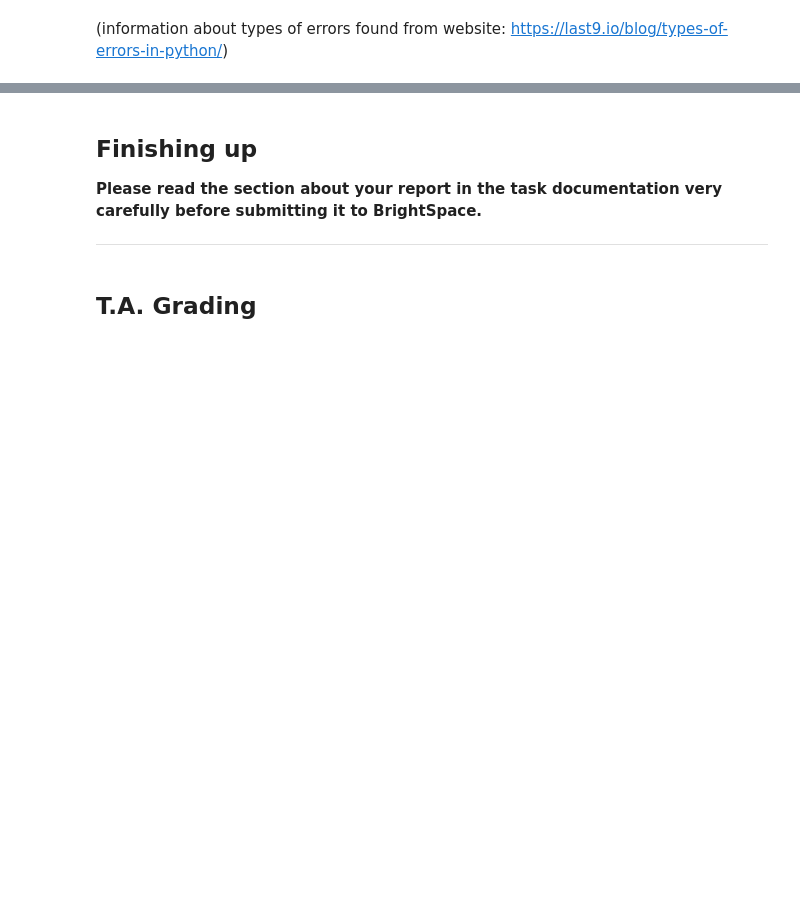
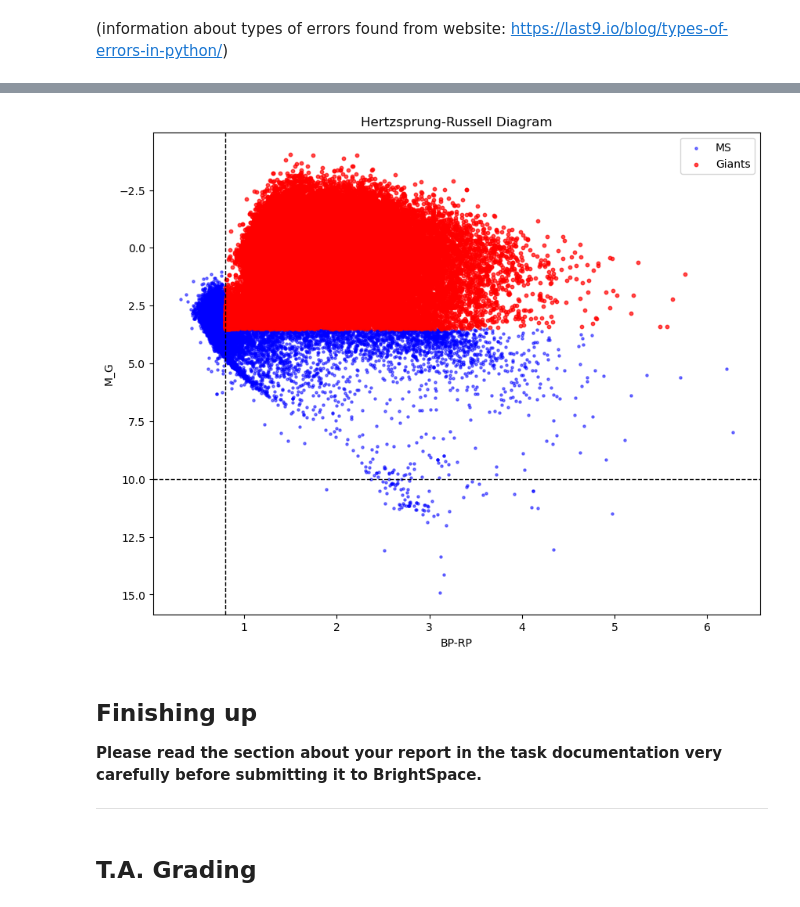
Before and after one commit to skokkola/PROGNUM-repo, a Jupyter notebook: Task4/s5238919_Coursework4.ipynb, the cells around one changed output, grey strips where cells are left out. Cells and saved outputs as stored; diff of their text form; code cells hidden in the pictures; blank space fills up the shorter version.

```diff
--- a/Task4/s5238919_Coursework4.ipynb
+++ b/Task4/s5238919_Coursework4.ipynb
@@ -478,3 +496,101 @@ $$ M_G = m_G + 5\log10{(\mathrm{parallax}/1000)} + 5 $$
 * Make a scatter plot and customise it to be look like the plot shown here.
 
 <img src="attachment:14037eb3-1593-4349-8d4a-ae0bd96b6e97.png" alt="HR Diagram" width="600">
+# %%
+import numpy as np
+import matplotlib.pyplot as plt
+from astropy.io import fits
+
+# Read FITS file
+
+hdul = fits.open('APOGEE_stars.fits')
+
+data = hdul[1].data                           # Access data
+colnames = hdul[1].columns.names              # Read column names
+
+hdul.close()
+
+print(data[0])                              # The first row of the catalogue
+print(data['STARFLAG']) # List all rows in the column of "STARFLAG"
+print(data['STARFLAG'][:10]) # Print the first 10 elements in the column of "STARFLAG"
+print(data['STARFLAG'][-10:])
+
+# Select good quality data
+
+starflag_mask = (data['STARFLAG'] == 0)
+aspcapflag_mask = (data['ASPCAPFLAG'] == 0)
+snr_mask = (data['SNR'] > 10)
+
+parallax = data['GAIAEDR3_PARALLAX']
+parallax_error = data['GAIAEDR3_PARALLAX_ERROR']
+parallax_mask = (parallax_error > 0) & (np.abs(parallax / parallax_error) > 5)
+
+g_not_nan = ~np.isnan(data['GAIAEDR3_PHOT_G_MEAN_MAG'])
+bp_not_nan = ~np.isnan(data['GAIAEDR3_PHOT_BP_MEAN_MAG'])
+rp_not_nan = ~np.isnan(data['GAIAEDR3_PHOT_RP_MEAN_MAG'])
+
+# combine masks
+good_mask = (starflag_mask & aspcapflag_mask & snr_mask &
+             parallax_mask & g_not_nan & bp_not_nan & rp_not_nan)
+
+good_data = data[good_mask]
+
+# Randomly choose 80% of the good data
+np.random.seed(42)  # for reproducibility
+n_good = len(good_data)
+n_select = int(0.8 * n_good)
+random_indices = np.random.choice(n_good, n_select, replace=False)
+selected_data = good_data[random_indices]
+
+# Extract needed columns
+bp = selected_data['GAIAEDR3_PHOT_BP_MEAN_MAG']
+rp = selected_data['GAIAEDR3_PHOT_RP_MEAN_MAG']
+g = selected_data['GAIAEDR3_PHOT_G_MEAN_MAG']
+parallax = selected_data['GAIAEDR3_PARALLAX']
+
+# Calculate colour (BP-RP)
+colour = bp - rp
+
+# Calculate absolute magnitude using distance modulus
+abs_mag = g + 5 * np.log10(parallax / 1000) + 5
+
+# Giant branch: M_G < 3.5 and (BP-RP) > 0.8
+giant_mask = (abs_mag < 3.5) & (colour > 0.8)
+
+# MS: rest of the data
+ms_mask = ~giant_mask
+
+# White dwarf criteria: (BP-RP) ≤ 0.8 and M_G > 10
+wd_mask = (colour <= 0.8) & (abs_mag > 10)
+
+# Create figure
+plt.figure(figsize=(10, 8))
+
+# Plot main sequence
+plt.scatter(colour[ms_mask], abs_mag[ms_mask],
+            c='blue', s=5, alpha=0.5, label='MS')
+
+# Plot giant branch
+plt.scatter(colour[giant_mask], abs_mag[giant_mask],
+            c='red', s=10, alpha=0.7, label='Giants')
+
+# Draw vertical and horizontal lines for WD region
+plt.axvline(x=0.8, color='black', linestyle='--', linewidth=1)
+plt.axhline(y=10, color='black', linestyle='--', linewidth=1)
+
+# Add WD region box (very faint region)
+if np.sum(wd_mask) > 0:
+    plt.scatter(colour[wd_mask], abs_mag[wd_mask],
+                c='green', s=20, marker='*', label='WD')
+
+# Invert y-axis (brighter stars have lower magnitude)
+plt.gca().invert_yaxis()
+
+# Labels
+plt.xlabel('BP-RP')
+plt.ylabel('M_G')
+plt.title('Hertzsprung-Russell Diagram')
+
+plt.legend()
+plt.show()
+# %% [output]
@@ -481,3 +603,4 @@ $$ M_G = m_G + 5\log10{(\mathrm{parallax}/1000)} + 5 $$
+[figure, added]
 # %%
 # Leave unaltered
 totalpoints += 6
```
Also changed, not shown: parts of 6 cells of this notebook, 2 other files.
